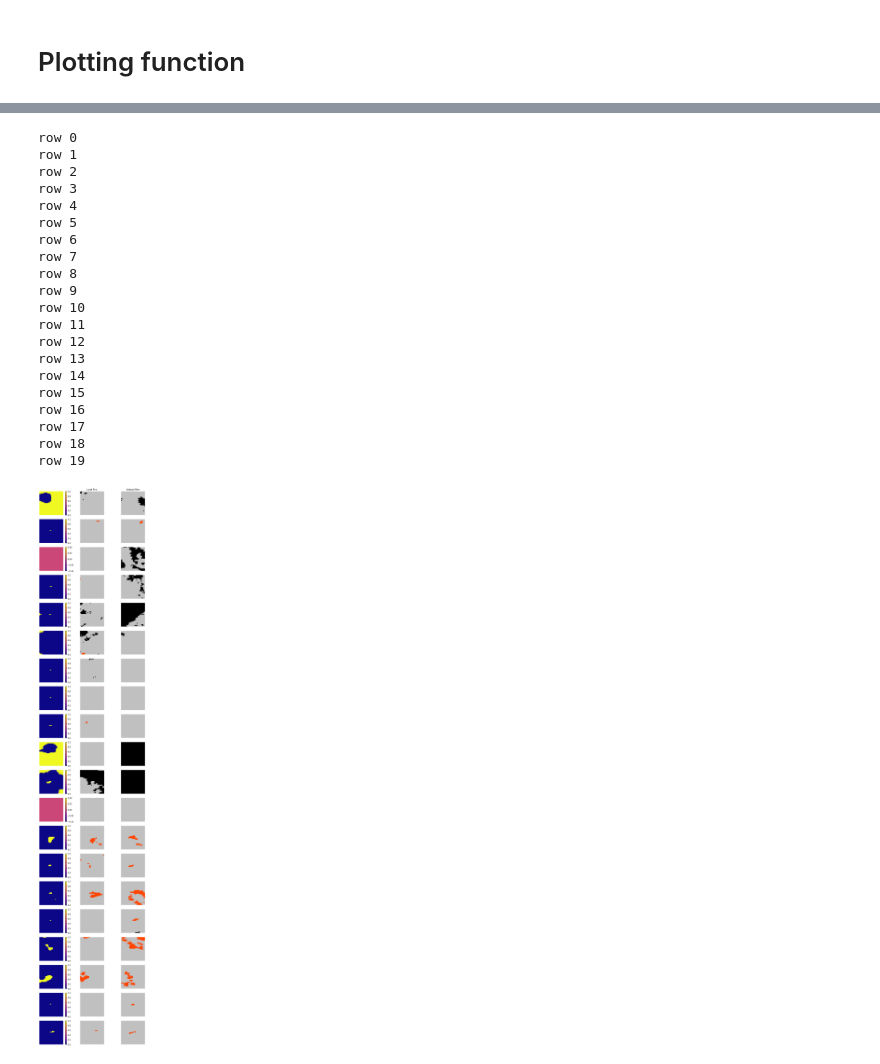
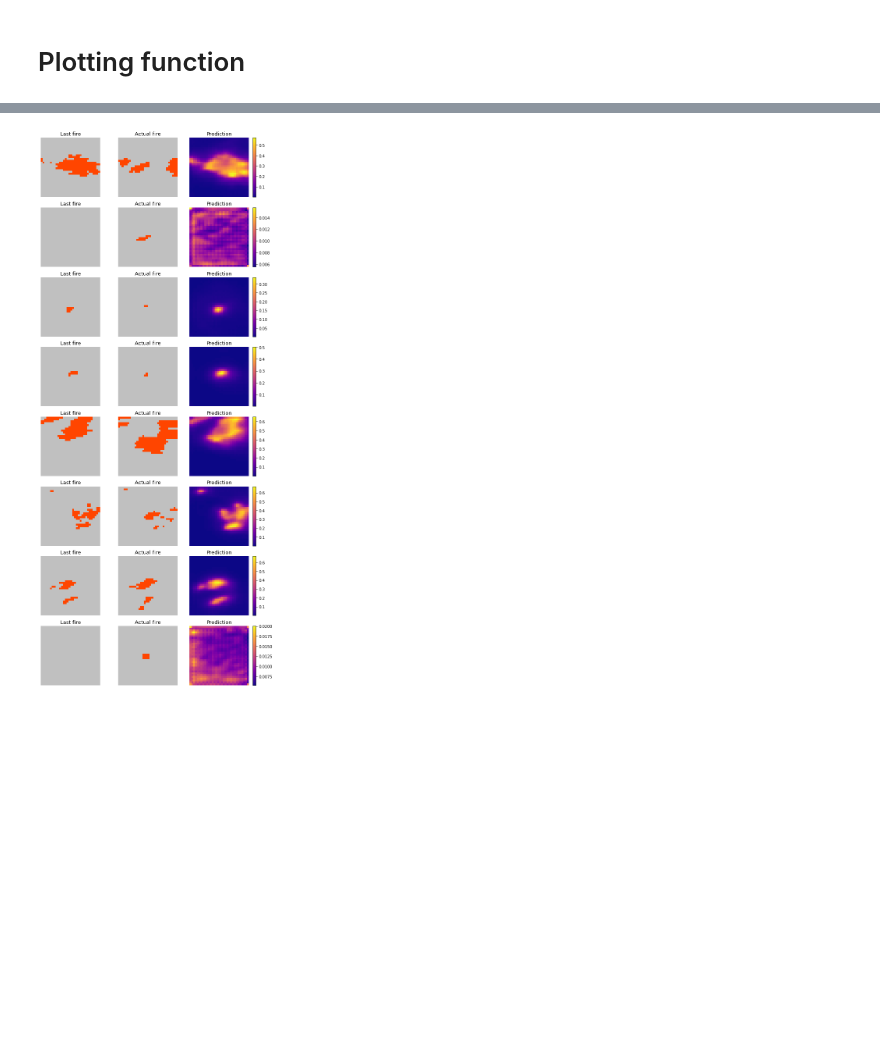
Before and after one commit to dwgb93/TEI_WildfireSpread, a Jupyter notebook: notebooks/UNET_Model.ipynb, the cells around one changed output, grey strips where cells are left out. Saved outputs shown, nothing was run; the diff lists cells and outputs as text; code cells hidden in the pictures; blank space fills up the shorter version.

```diff
--- a/notebooks/UNET_Model.ipynb
+++ b/notebooks/UNET_Model.ipynb
@@ -238,7 +238,7 @@ def _parse_fn(
     example_proto: tf.train.Example, data_size: int, sample_size: int,
     num_in_channels: int, clip_and_normalize: bool,
     clip_and_rescale: bool, random_crop: bool, center_crop: bool,
-) -> Tuple[tf.Tensor, tf.Tensor]:
+) -> Tuple[tf.Tensor, tf.Tensor, tf.Tensor]:
   """Reads a serialized example.
 
   Args:
@@ -291,7 +291,10 @@ def _parse_fn(
   if center_crop:
     input_img, output_img = center_crop_input_and_output_images(
         input_img, output_img, sample_size)
-  return input_img, output_img
+
+  weights = tf.cast(tf.greater_equal(output_img, tf.zeros_like(output_img)), tf.int32)
+
+  return input_img, output_img, weights
 
 
 def get_dataset(file_pattern: Text, data_size: int, sample_size: int,
@@ -589,0 +598,6 @@ from sklearn.metrics import confusion_matrix
+# %%
+inputs, labels, weights = next(iter(dataset))
+
+inputs_val, labels_val, _ = next(iter(valset))
+
+inputs_test, labels_test, _ = next(iter(testset))
@@ -747,4 +733,4 @@ array([[[1.00000000e+00],
 # %%
-pred = np.reshape(y_pred, (len(inputs_val),32,32))
-pred[0]
+pred = model.predict(inputs_test).reshape((len(inputs_test),32,32))
+plt.imshow(pred[0], cmap='plasma')
 # %% [output]
@@ -764,3 +739,0 @@ array([[1.2844568e-01, 1.7077746e-10, 2.8491536e-26, ..., 1.0000000e+00,
-# %%
-pred = np.reshape(y_pred, (len(inputs_val),32,32))
-plt.imshow(pred[0], cmap='plasma')
@@ -770,43 +740,22 @@ plt.imshow(pred[0], cmap='plasma')
 # %%
-fig = plt.figure(figsize=(9,40))
-n_rows = 20
+fig = plt.figure(figsize=(9,20))
+n_rows = 8
 
 for i in range(n_rows):
-  print("row",i)
+  fire_index = i +1000
   plt.subplot(n_rows,3, 3*i + 1)
-  plt.imshow(pred[i], cmap='plasma')
+  plt.title("Last fire", fontsize=13)
+  plt.imshow(inputs_test[fire_index, :, :, -1], cmap=CMAP, norm=NORM)
+  plt.axis('off')
+  plt.subplot(n_rows,3, 3*i + 2)
+  plt.title("Actual fire", fontsize=13)
+  plt.imshow(labels_test[fire_index, :, :, 0], cmap=CMAP, norm=NORM)
+  plt.axis('off')
+  plt.subplot(n_rows,3, 3*i + 3)
+  plt.title("Prediction", fontsize=13)
+  plt.imshow(pred[fire_index], cmap='plasma')
   plt.colorbar()
   plt.axis('off')
-  plt.subplot(n_rows,3, 3*i + 2)
-  if i == 0:
-    plt.title("Last fire", fontsize=13)
-  plt.imshow(inputs_val[i, :, :, -1], cmap=CMAP, norm=NORM)
-  plt.axis('off')
-  plt.subplot(n_rows,3, 3*i + 3)
-  if i == 0:
-    plt.title("Actual fire", fontsize=13)
-  plt.imshow(labels_val[i, :, :, 0], cmap=CMAP, norm=NORM)
-  plt.axis('off')
 plt.tight_layout()
 # %% [output]
-row 0
-row 1
-row 2
-row 3
-row 4
-row 5
-row 6
-row 7
-row 8
-row 9
-row 10
-row 11
-row 12
-row 13
-row 14
-row 15
-row 16
-row 17
-row 18
-row 19
-[figure, old version]
+[figure, new version]
```
Also changed, not shown: parts of 41 cells of this notebook.
